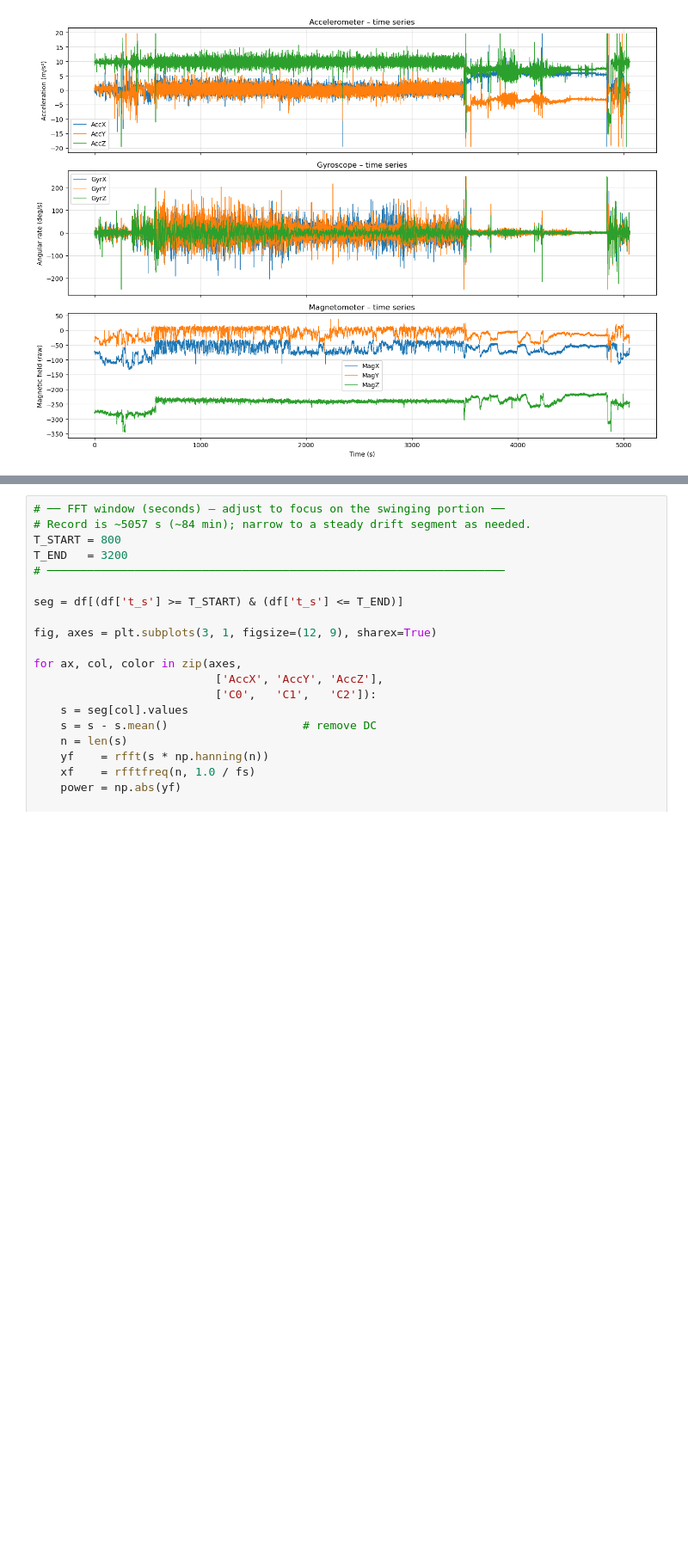
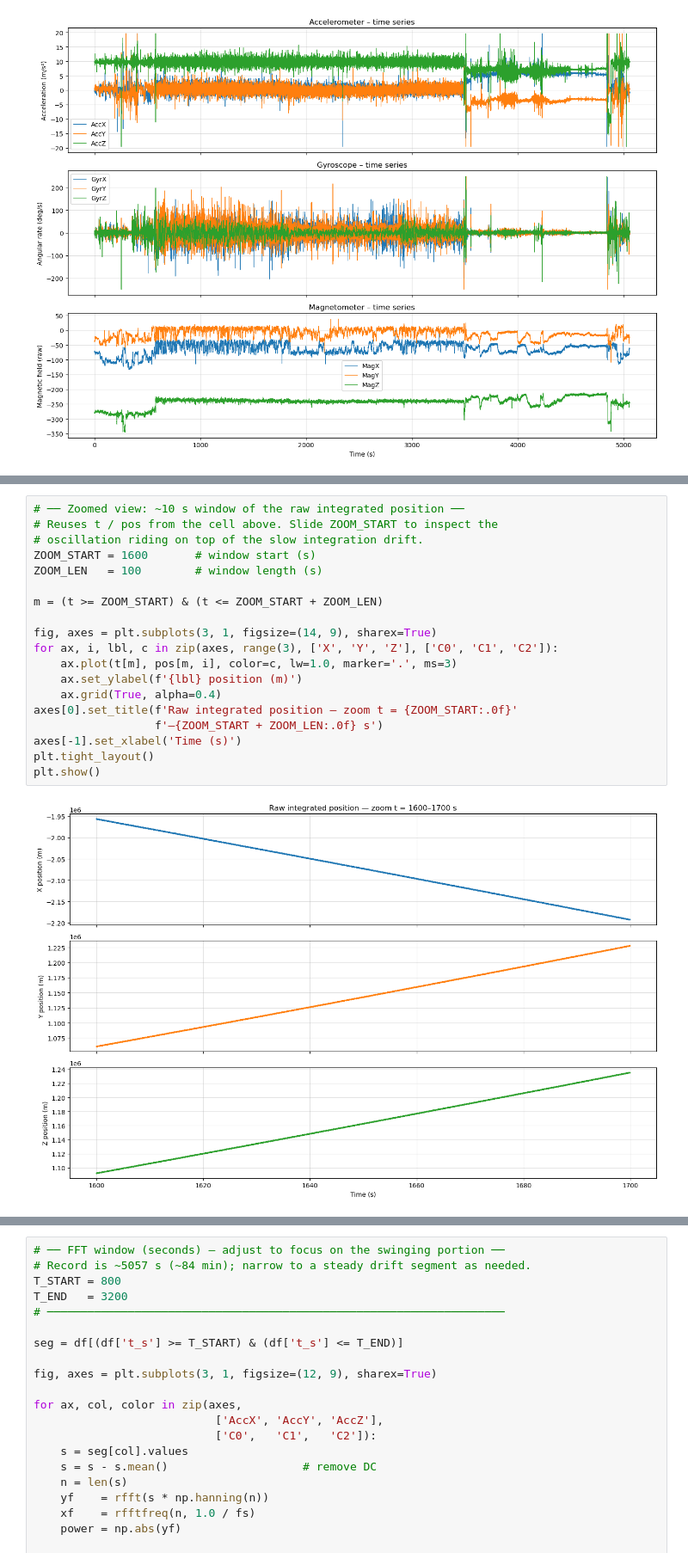
Before and after one commit to arobotdinosaur/MAE_223_Work, a Jupyter notebook: PendulumFFT_Simple.ipynb, the cells around one changed output, grey strips where cells are left out. Shown at 86% size. Saved outputs shown, nothing was run; the diff lists cells and outputs as text; blank space fills up the shorter version.

```diff
--- a/PendulumFFT_Simple.ipynb
+++ b/PendulumFFT_Simple.ipynb
@@ -66,0 +98,21 @@ plt.show()
+# %%
+# ── Zoomed view: ~10 s window of the raw integrated position ──
+# Reuses t / pos from the cell above. Slide ZOOM_START to inspect the
+# oscillation riding on top of the slow integration drift.
+ZOOM_START = 1600       # window start (s)
+ZOOM_LEN   = 100        # window length (s)
+
+m = (t >= ZOOM_START) & (t <= ZOOM_START + ZOOM_LEN)
+
+fig, axes = plt.subplots(3, 1, figsize=(14, 9), sharex=True)
+for ax, i, lbl, c in zip(axes, range(3), ['X', 'Y', 'Z'], ['C0', 'C1', 'C2']):
+    ax.plot(t[m], pos[m, i], color=c, lw=1.0, marker='.', ms=3)
+    ax.set_ylabel(f'{lbl} position (m)')
+    ax.grid(True, alpha=0.4)
+axes[0].set_title(f'Raw integrated position — zoom t = {ZOOM_START:.0f}'
+                  f'–{ZOOM_START + ZOOM_LEN:.0f} s')
+axes[-1].set_xlabel('Time (s)')
+plt.tight_layout()
+plt.show()
+# %% [output]
+[figure, added]
```
Also changed, not shown: parts of 5 cells of this notebook, 4 other files.
